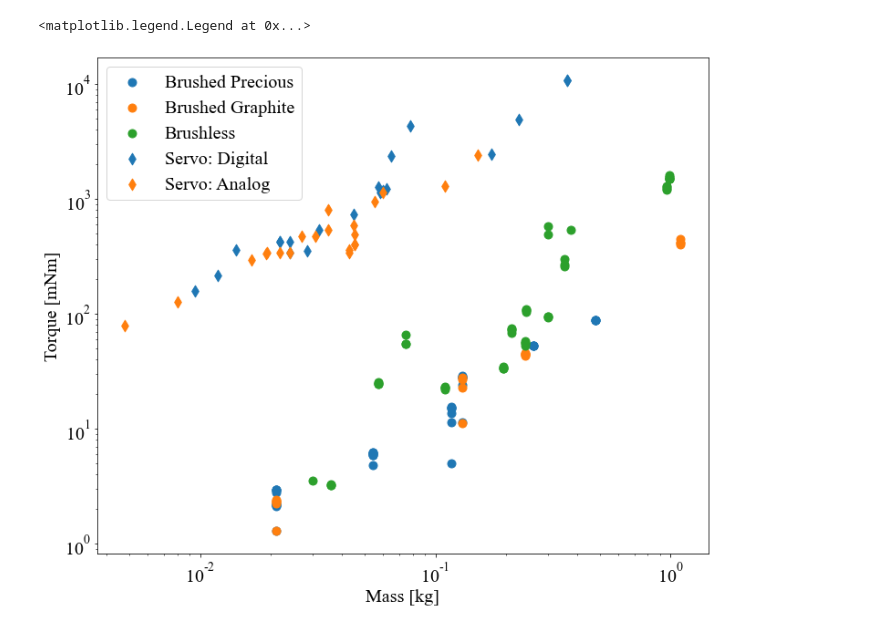
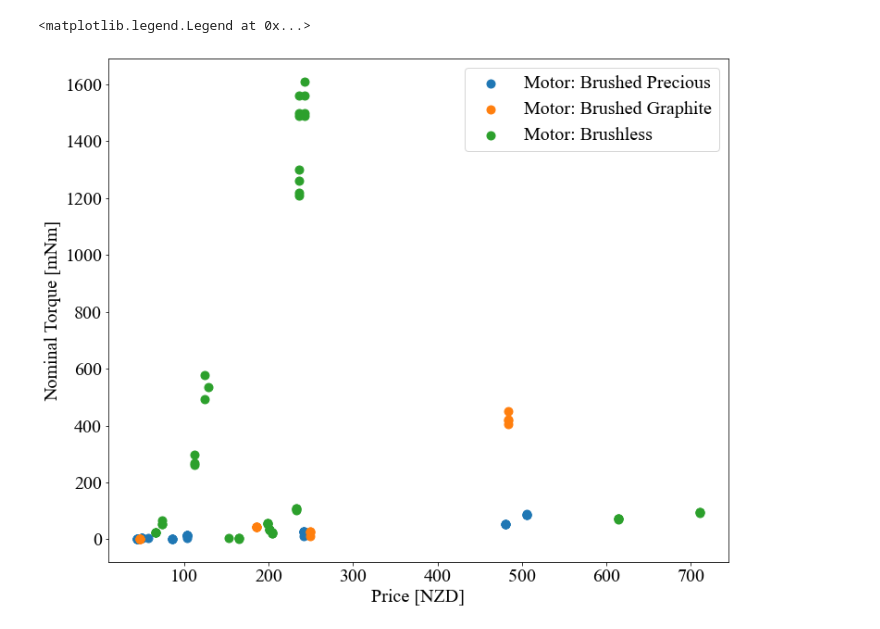
Before and after one commit to michaelcoe/Cost-of-Transport-Estimation, a Jupyter notebook: motor_scaling/motor_scaling.ipynb, the cells around one changed output. Saved outputs shown, nothing was run; the diff lists cells and outputs as text; code cells hidden in the pictures.

```diff
--- a/motor_scaling/motor_scaling.ipynb
+++ b/motor_scaling/motor_scaling.ipynb
@@ -78,31 +183,21 @@ ax1.legend(ncol=2)
 # %%
-fig2, ax2 = plt.subplots(figsize=(12,10), facecolor='w')
+fig3, ax3 = plt.subplots(figsize=(12,10), facecolor='w')
 types = maxon_df['Type'].unique()
 mapping = ['Brushed Precious', 'Brushed Graphite', 'Brushless']
 colors = ['tab:blue', 'tab:orange', 'tab:green']
 
 for i, case in enumerate(types):
     df = maxon_df[maxon_df['Type']==case].copy()
-    df.sort_values(by=['Weight [kg]'], inplace=True)
-    #fit = np.poly1d(np.polyfit(df['weight [g]'], df['Nominal Torque [mNm]'], 1))
-    ax2.scatter(df['Weight [kg]'], df['Nominal Torque [mNm]'], marker='o', color=colors[i], label=mapping[i])
-    #ax2.plot(df['weight [g]'], fit(df['weight [g]']), '--', color=colors[i], label=mapping[i] + ' fit')
+    df.sort_values(by=['Price [NZD]'], inplace=True)
+    #fit = np.poly1d(np.polyfit(df['Price [NZD]'], df['Nominal Torque [mNm]'], 1))
+    ax3.scatter(df['Price [NZD]'], df['Nominal Torque [mNm]'], color=colors[i], label='Motor: ' + mapping[i])
+    #ax3.plot(df['Price [NZD]'], fit(df['Price [NZD]']), '--', color=colors[i], label=mapping[i] + ' fit')
 
-servo_types = servo_df['Circuit'].unique()
-for i, case in enumerate(servo_types):
-    df = servo_df[servo_df['Circuit']==case].copy()
-    df.sort_values(by=['Weight [kg]'], inplace=True)
-    #fit = np.poly1d(np.polyfit(df['weight [g]'], power, 1))
-    ax2.scatter(df['Weight [kg]'], df['Torque [mNm]'], marker='d', color=colors[i], label='Servo: ' + case)
-    #ax1.plot(df['weight [g]'], fit(df['weight [g]']), '--', color=colors[i], label=mapping[i] + ' fit')
-
-    #axins.scatter(df['Weight [kg]'], power, marker='d', color=colors[i], label='Servo: ' + case)
-
-ax2.set_xlabel('Mass [kg]')
-ax2.set_ylabel('Torque [mNm]')
-ax2.set_yscale('log')
-ax2.set_xscale('log')
-ax2.legend(ncol=1)
+ax3.set_xlabel('Price [NZD]')
+ax3.set_ylabel('Nominal Torque [mNm]')
+#ax3.set_yscale('log')
+#ax3.set_xscale('log')
+ax3.legend()
 # %% [output]
 <matplotlib.legend.Legend at 0x...>
-[figure, old version]
+[figure, new version]
```
Also changed, not shown: parts of 7 cells of this notebook, 7 other files.
